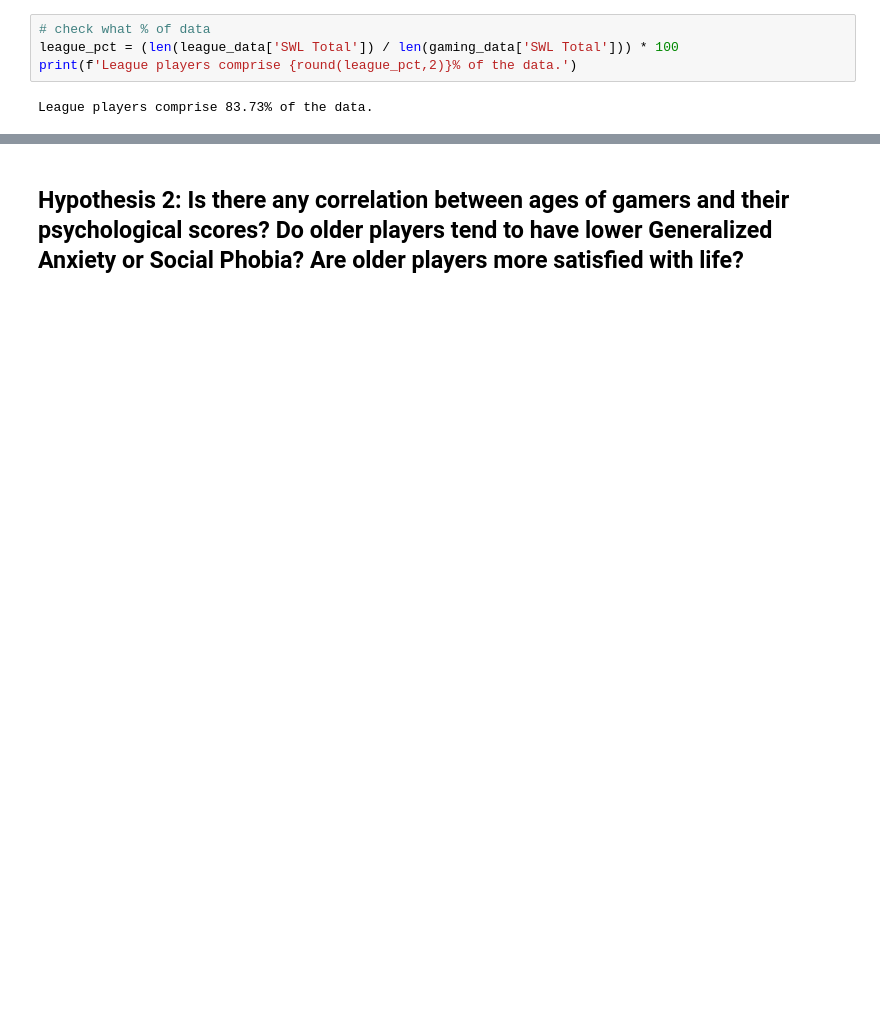
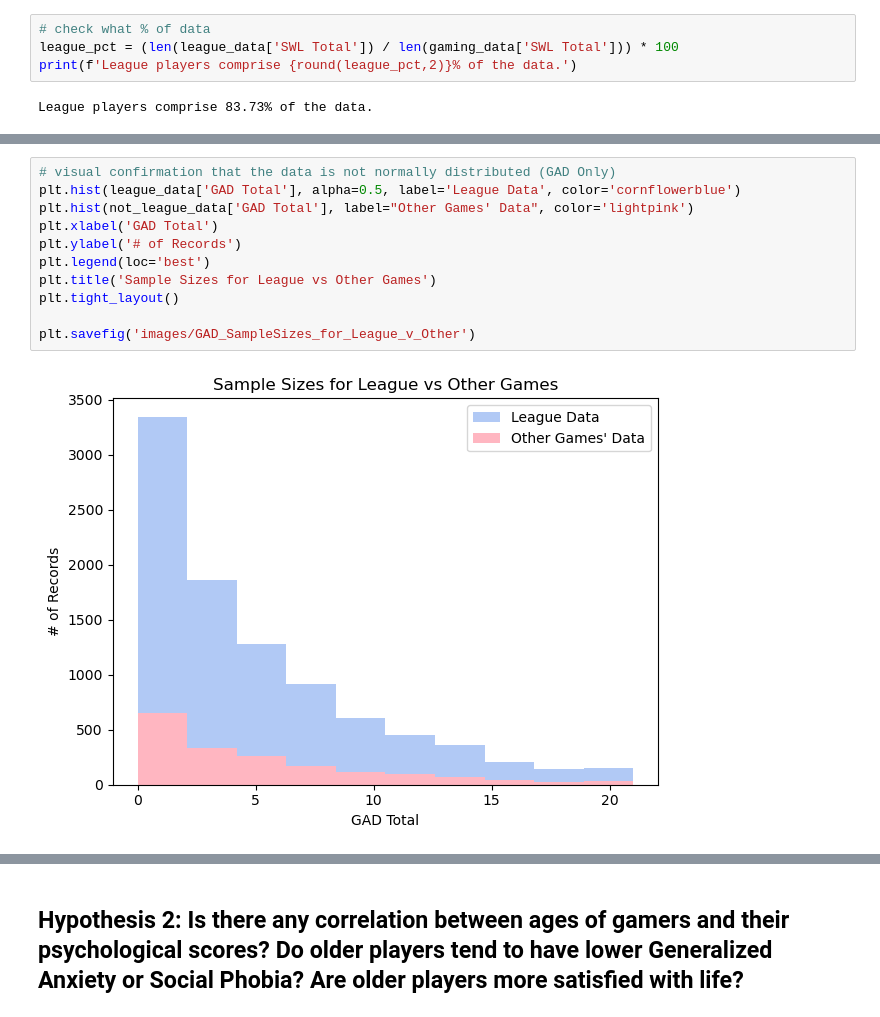
Before and after one commit to ComfyKoala/Project_1_Group_1, a Jupyter notebook: nikkos_analysis/nikkos_analysis.ipynb, the cells around one changed output, grey strips where cells are left out. Cells and saved outputs as stored; diff of their text form; blank space fills up the shorter version.

```diff
--- a/nikkos_analysis/nikkos_analysis.ipynb
+++ b/nikkos_analysis/nikkos_analysis.ipynb
@@ -197,0 +236,13 @@ plt.hist(not_league_data['SWL Total'], alpha=0.5)
+# %%
+# visual confirmation that the data is not normally distributed (GAD Only)
+plt.hist(league_data['GAD Total'], alpha=0.5, label='League Data', color='cornflowerblue')
+plt.hist(not_league_data['GAD Total'], label="Other Games' Data", color='lightpink')
+plt.xlabel('GAD Total')
+plt.ylabel('# of Records')
+plt.legend(loc='best')
+plt.title('Sample Sizes for League vs Other Games')
+plt.tight_layout()
+
+plt.savefig('images/GAD_SampleSizes_for_League_v_Other')
+# %% [output]
+[figure, added]
```
Also changed, not shown: parts of 30 cells of this notebook, 6 other files.
